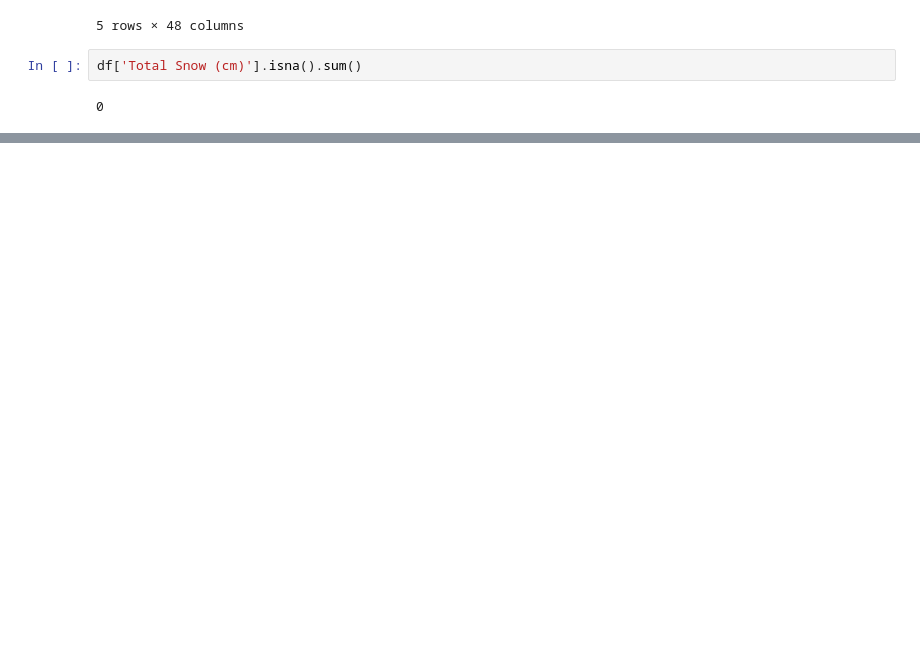
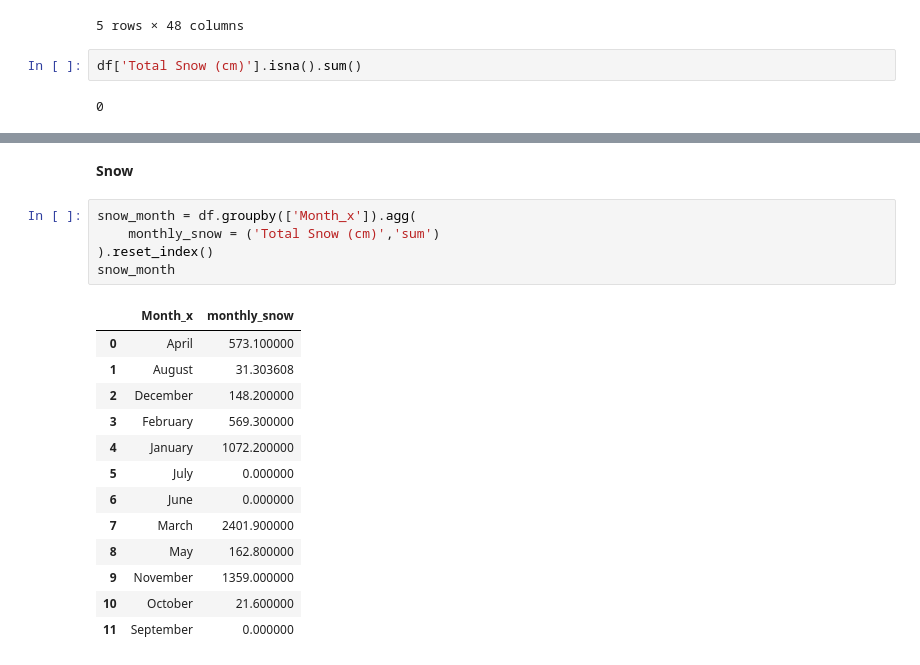
Before and after one commit to aliUofCafkhami/601-Project, a Jupyter notebook: Project 601.ipynb, the cells around one changed output, grey strips where cells are left out. Drawn from its saved outputs; the diff is of its cells as text; blank space fills up the shorter version.

```diff
--- a/Project 601.ipynb
+++ b/Project 601.ipynb
@@ -346,0 +396,21 @@ df['Total Snow (cm)'].isna().sum()
+# %% [markdown]
+**Snow**
+# %%
+snow_month = df.groupby(['Month_x']).agg(
+    monthly_snow = ('Total Snow (cm)','sum')
+).reset_index()
+snow_month
+# %% [output]
+|  | Month_x | monthly_snow |
+| 0 | April | 573.100000 |
+| 1 | August | 31.303608 |
+| 2 | December | 148.200000 |
+| 3 | February | 569.300000 |
+| 4 | January | 1072.200000 |
+| 5 | July | 0.000000 |
+| 6 | June | 0.000000 |
+| 7 | March | 2401.900000 |
+| 8 | May | 162.800000 |
+| 9 | November | 1359.000000 |
+| 10 | October | 21.600000 |
+| 11 | September | 0.000000 |
```
Also changed, not shown: parts of 11 cells of this notebook.
